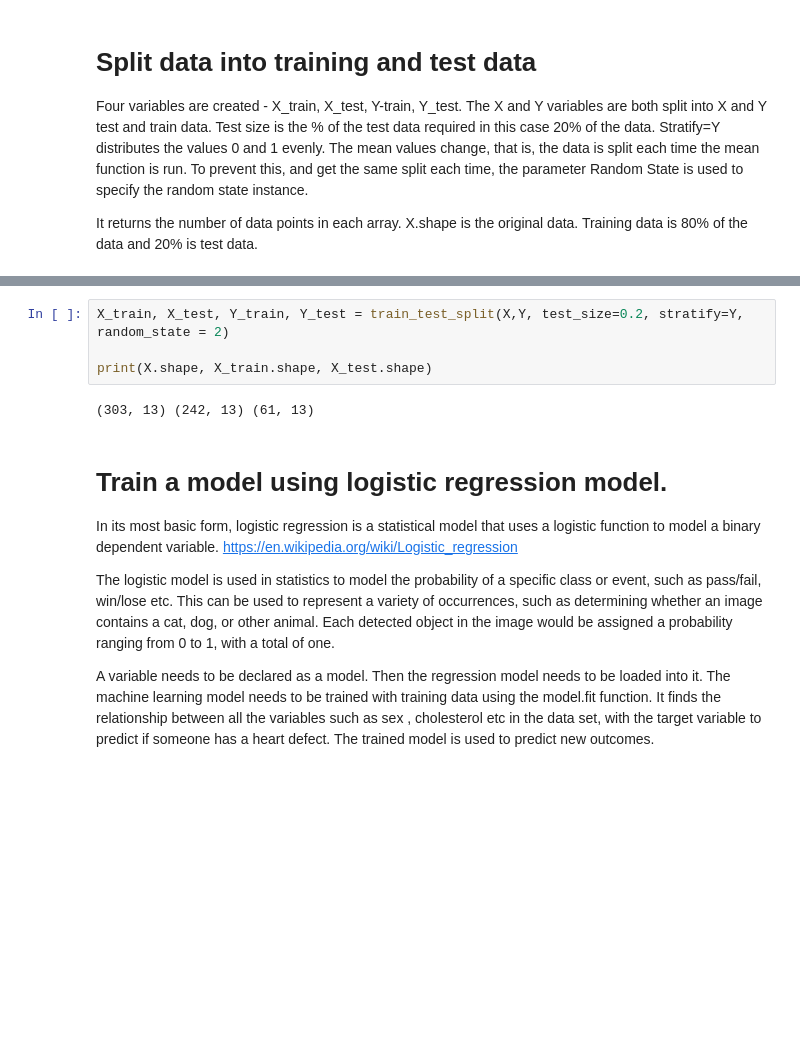
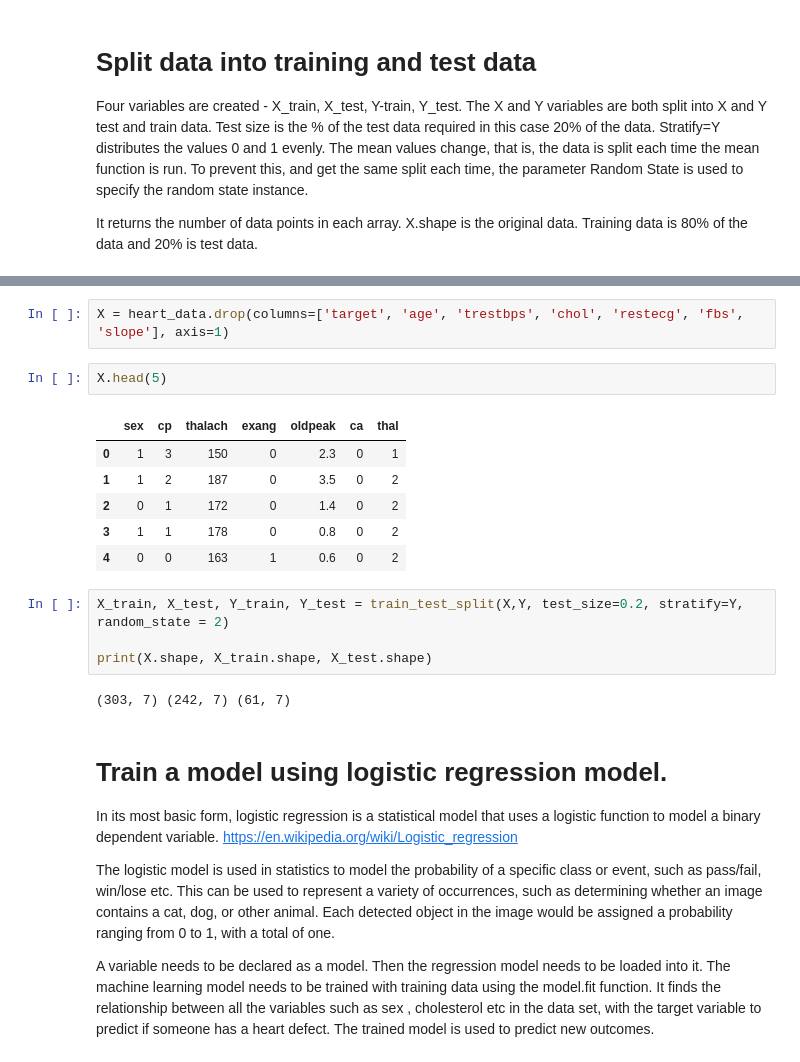
Before and after one commit to Trishmcc/Synthesised_Dataset, a Jupyter notebook: Synthesised_Dataset.ipynb, the cells around one changed output, grey strips where cells are left out. Saved outputs shown, nothing was run; the diff lists cells and outputs as text; blank space fills up the shorter version.

```diff
--- a/Synthesised_Dataset.ipynb
+++ b/Synthesised_Dataset.ipynb
@@ -689,9 +667,20 @@ It returns the number of data points in each array. X.shape is the original data
+# %%
+X = heart_data.drop(columns=['target', 'age', 'trestbps', 'chol', 'restecg', 'fbs', 'slope'], axis=1)
+# %%
+X.head(5)
+# %% [output]
+|  | sex | cp | thalach | exang | oldpeak | ca | thal |
+| 0 | 1 | 3 | 150 | 0 | 2.3 | 0 | 1 |
+| 1 | 1 | 2 | 187 | 0 | 3.5 | 0 | 2 |
+| 2 | 0 | 1 | 172 | 0 | 1.4 | 0 | 2 |
+| 3 | 1 | 1 | 178 | 0 | 0.8 | 0 | 2 |
+| 4 | 0 | 0 | 163 | 1 | 0.6 | 0 | 2 |
 # %%
 X_train, X_test, Y_train, Y_test = train_test_split(X,Y, test_size=0.2, stratify=Y, random_state = 2)
 
 print(X.shape, X_train.shape, X_test.shape)
 # %% [output]
-(303, 13) (242, 13) (61, 13)
+(303, 7) (242, 7) (61, 7)
 # %% [markdown]
 # Train a model using logistic regression model.
 
```
Also changed, not shown: parts of 97 cells of this notebook, 1 other file.
